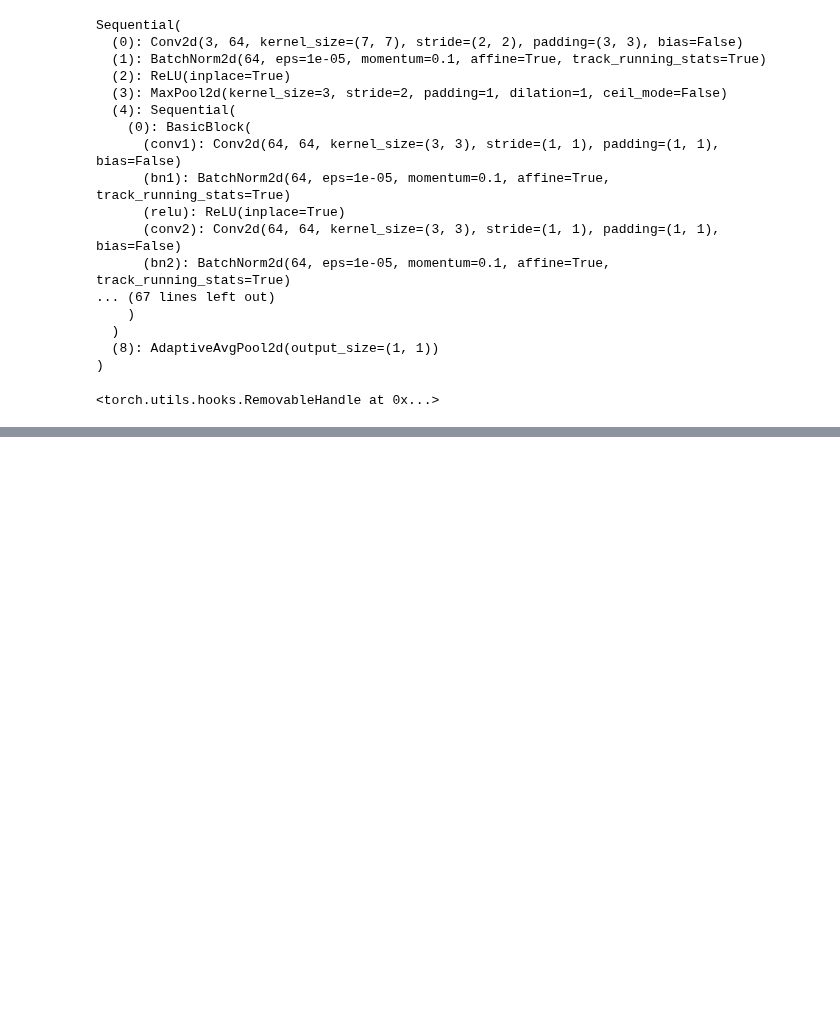
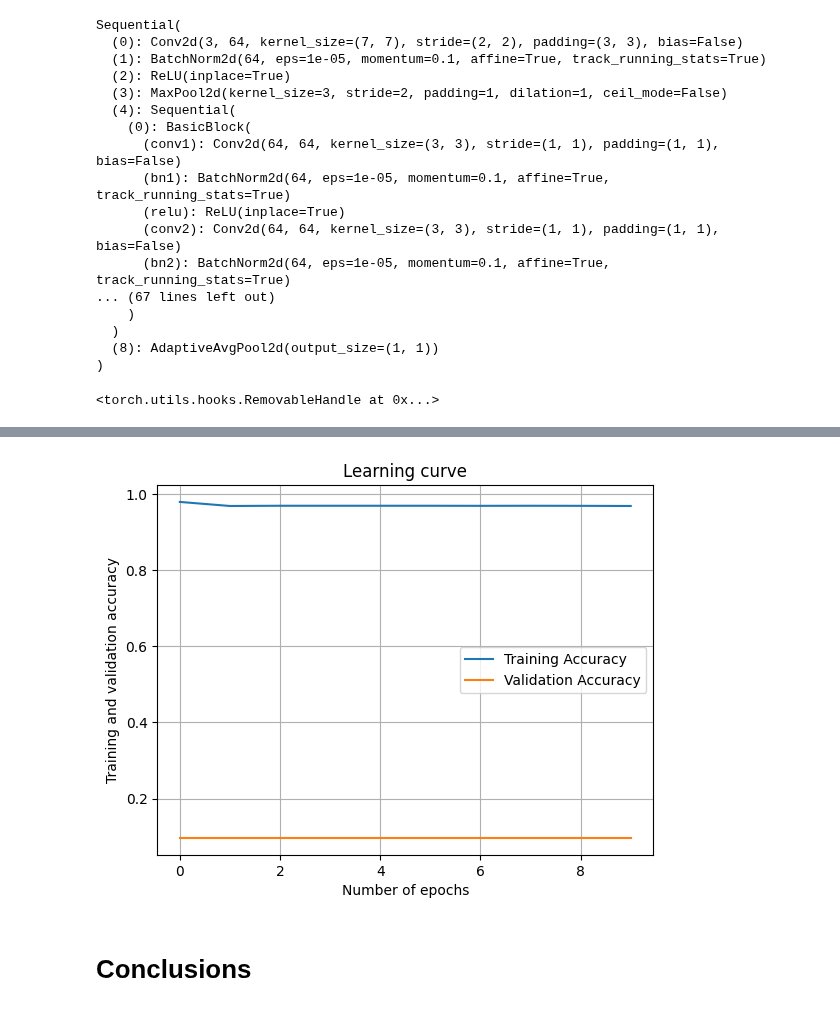
Before and after one commit to million-haileyesus/Machine_Learning_I, a Jupyter notebook: programming assignment.ipynb, the cells around one changed output, grey strips where cells are left out. Saved outputs shown, nothing was run; the diff lists cells and outputs as text; code cells hidden in the pictures; blank space fills up the shorter version.

```diff
--- a/programming assignment.ipynb
+++ b/programming assignment.ipynb
@@ -569,0 +609,49 @@ forward_hook_features = forward_hook_model_training()
+# %%
+def fine_tuning_model_training():
+    training_image_loader, training_target_loader, validation_image_loader, validation_target_loader = data_loader()
+
+    num_epochs = 10
+    accuracy = {"training_accuracy": [], "validation_accuracy": []}
+
+    criterion = nn.CrossEntropyLoss()
+    optimizer = optim.Adam(model.parameters(), lr=0.001)
+
+    for i in range(num_epochs):
+        train_acc = 0
+        val_acc = 0
+
+        model.train()
+
+        for image, label in zip(training_image_loader, training_target_loader):
+            image, label = image.to(device), label.to(device)
+            optimizer.zero_grad()
+            outputs = model(image.float())
+            loss = criterion(outputs, label.long())
+            loss.backward()
+            optimizer.step()
+            train_acc += (outputs.argmax(1) == label).type(torch.float).sum().item()
+
+        train_acc /= len(original_training_img)
+        accuracy["training_accuracy"].append(train_acc)
+
+
+        with torch.no_grad():
+            model.eval()
+            for image, label in zip(validation_image_loader, validation_target_loader):
+                image, label = image.to(device), label.to(device)
+                outputs = model(image.float())
+                val_acc += (outputs.argmax(1) == label).type(torch.float).sum().item()
+
+        val_acc /= len(original_testing_img)
+        accuracy["validation_accuracy"].append(val_acc)
+
+
+    return accuracy
+# %%
+fine_tuning_accuracy = fine_tuning_model_training()
+# %%
+plot_resnet_learning_curve(fine_tuning_accuracy)
+# %% [output]
+[figure, added]
+# %% [markdown]
+# Conclusions
```
Also changed, not shown: parts of 8 cells of this notebook.
